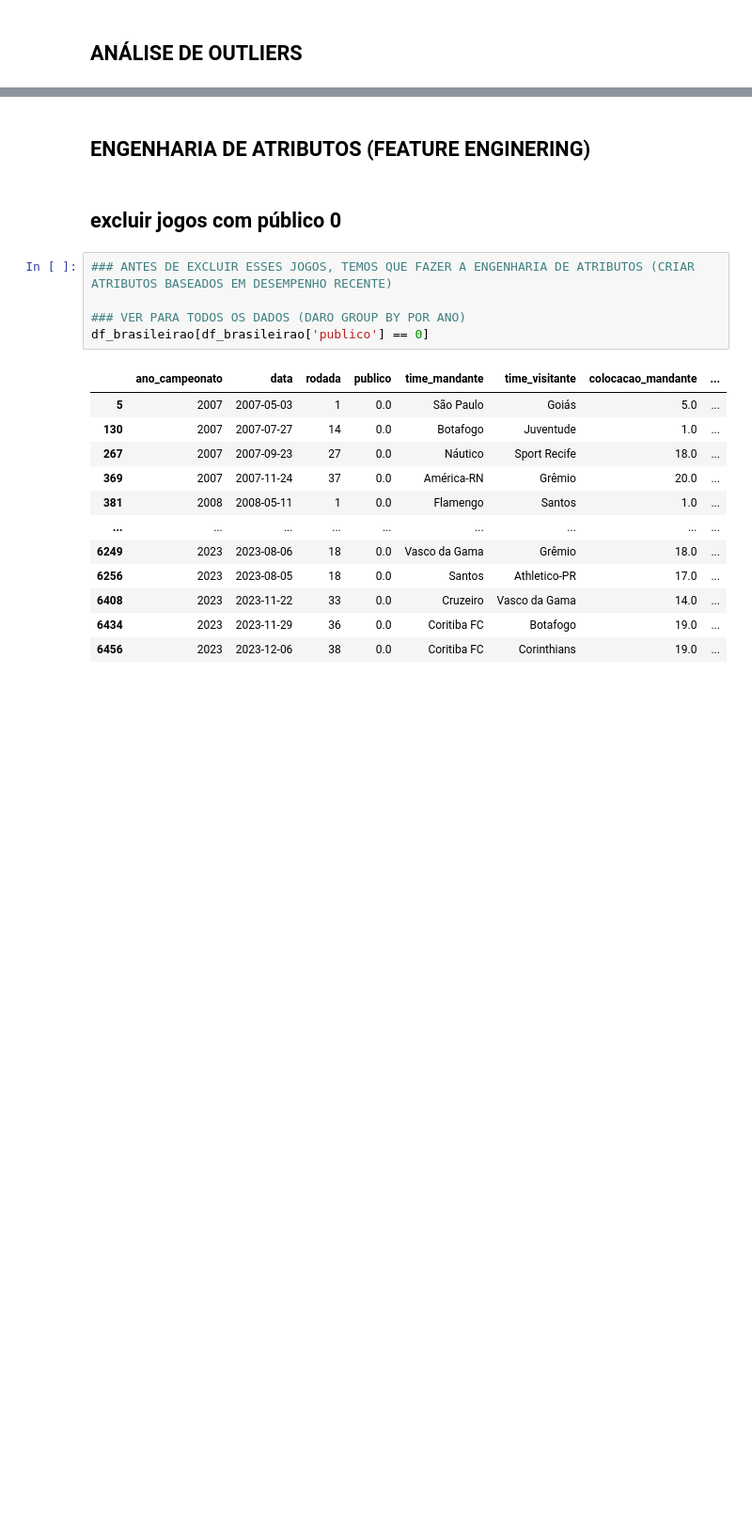
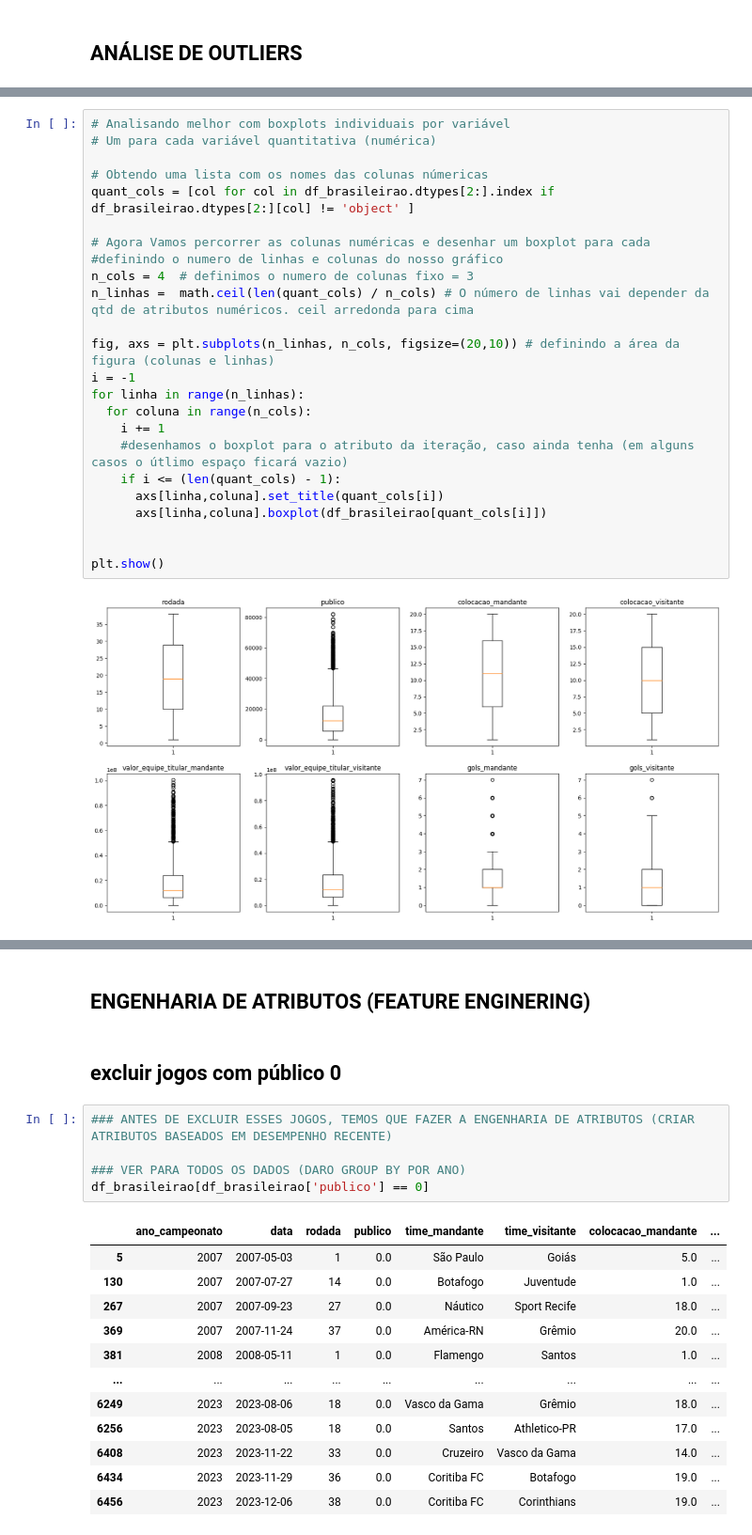
Before and after one commit to salomaofreitasjr/TCC_PUC_MINAS_POS_CIENCIA_DE_DADOS_2023, a Jupyter notebook: Projeto Python/02 - Preparação de Dados.ipynb, the cells around one changed output, grey strips where cells are left out. Shown at 94% size. Saved outputs shown, nothing was run; the diff lists cells and outputs as text; blank space fills up the shorter version.

```diff
--- a/Projeto Python/02 - Preparação de Dados.ipynb
+++ b/Projeto Python/02 - Preparação de Dados.ipynb
@@ -1376,0 +1477,26 @@ memory usage: 605.7+ KB
+# %%
+# Analisando melhor com boxplots individuais por variável
+# Um para cada variável quantitativa (numérica)
+
+# Obtendo uma lista com os nomes das colunas númericas
+quant_cols = [col for col in df_brasileirao.dtypes[2:].index if df_brasileirao.dtypes[2:][col] != 'object' ]
+
+# Agora Vamos percorrer as colunas numéricas e desenhar um boxplot para cada
+#definindo o numero de linhas e colunas do nosso gráfico
+n_cols = 4  # definimos o numero de colunas fixo = 3
+n_linhas =  math.ceil(len(quant_cols) / n_cols) # O número de linhas vai depender da qtd de atributos numéricos. ceil arredonda para cima
+
+fig, axs = plt.subplots(n_linhas, n_cols, figsize=(20,10)) # definindo a área da figura (colunas e linhas)
+i = -1
+for linha in range(n_linhas):
+  for coluna in range(n_cols):
+    i += 1
+    #desenhamos o boxplot para o atributo da iteração, caso ainda tenha (em alguns casos o útlimo espaço ficará vazio)
+    if i <= (len(quant_cols) - 1):
+      axs[linha,coluna].set_title(quant_cols[i])
+      axs[linha,coluna].boxplot(df_brasileirao[quant_cols[i]])
+
+
+plt.show()
+# %% [output]
+[figure, added]
```
Also changed, not shown: parts of 33 cells of this notebook, 1 other file.
